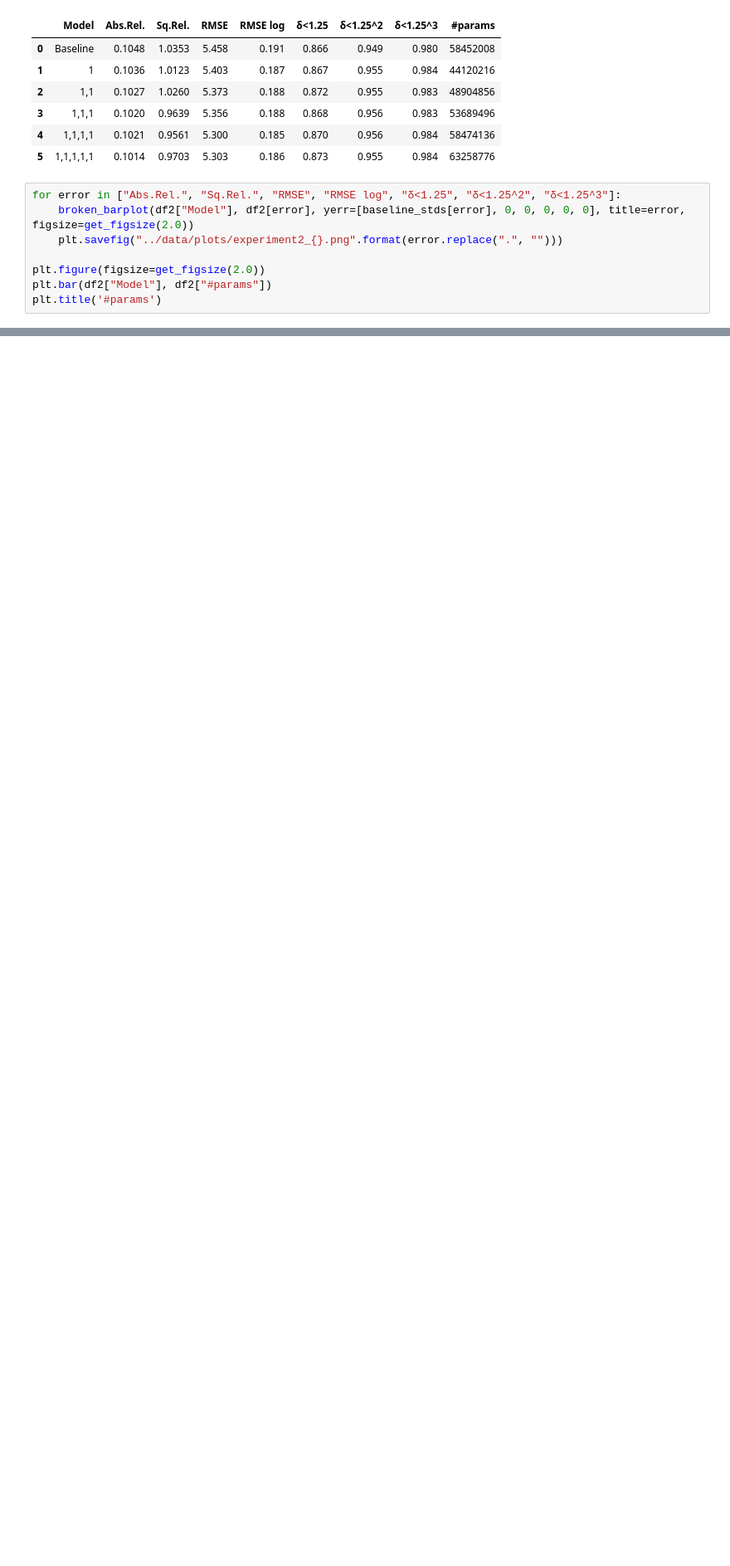
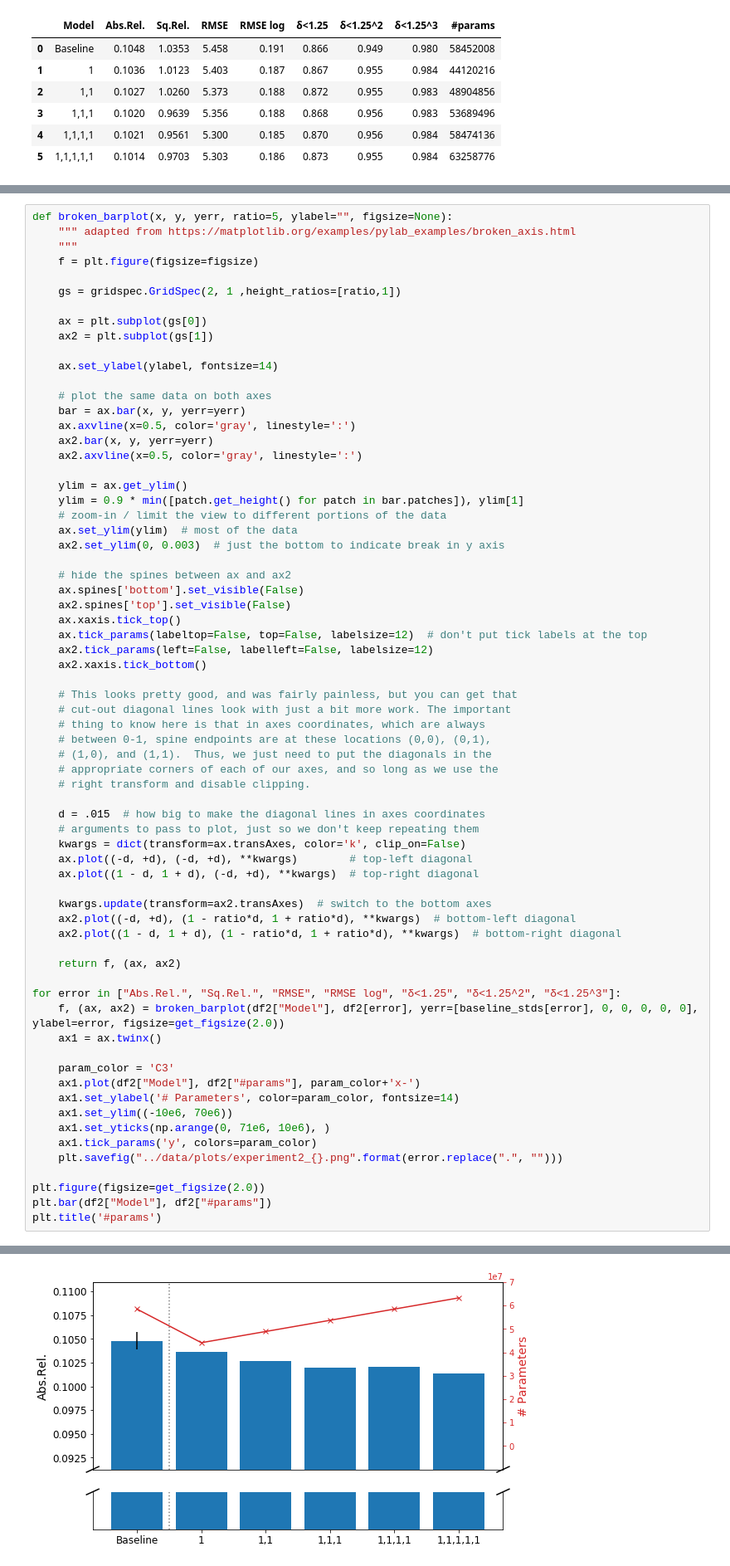
Before and after one commit to braun-steven/atrous-monodepth, a Jupyter notebook: notebooks/Results.ipynb, the cells around one changed output, grey strips where cells are left out. Shown at 83% size. Cells and saved outputs as stored; diff of their text form; blank space fills up the shorter version.

```diff
--- a/notebooks/Results.ipynb
+++ b/notebooks/Results.ipynb
@@ -124,11 +171,3 @@ df2
 | 3 | 1,1,1 | 0.1020 | 0.9639 | 5.356 | 0.188 | 0.868 | 0.956 | 0.983 | 53689496 |
 | 4 | 1,1,1,1 | 0.1021 | 0.9561 | 5.300 | 0.185 | 0.870 | 0.956 | 0.984 | 58474136 |
 | 5 | 1,1,1,1,1 | 0.1014 | 0.9703 | 5.303 | 0.186 | 0.873 | 0.955 | 0.984 | 63258776 |
-# %%
-for error in ["Abs.Rel.", "Sq.Rel.", "RMSE", "RMSE log", "δ<1.25", "δ<1.25^2", "δ<1.25^3"]:
-    broken_barplot(df2["Model"], df2[error], yerr=[baseline_stds[error], 0, 0, 0, 0, 0], title=error, figsize=get_figsize(2.0))
-    plt.savefig("../data/plots/experiment2_{}.png".format(error.replace(".", "")))
-
-plt.figure(figsize=get_figsize(2.0))
-plt.bar(df2["Model"], df2["#params"])
-plt.title('#params')
@@ -144,0 +174,69 @@ Text(0.5, 1.0, '#params')
+# %%
+def broken_barplot(x, y, yerr, ratio=5, ylabel="", figsize=None):
+    """ adapted from https://matplotlib.org/examples/pylab_examples/broken_axis.html
+    """
+    f = plt.figure(figsize=figsize)
+
+    gs = gridspec.GridSpec(2, 1 ,height_ratios=[ratio,1])
+
+    ax = plt.subplot(gs[0])
+    ax2 = plt.subplot(gs[1])
+
+    ax.set_ylabel(ylabel, fontsize=14)
+
+    # plot the same data on both axes
+    bar = ax.bar(x, y, yerr=yerr)
+    ax.axvline(x=0.5, color='gray', linestyle=':')
+    ax2.bar(x, y, yerr=yerr)
+    ax2.axvline(x=0.5, color='gray', linestyle=':')
+
+    ylim = ax.get_ylim()
+    ylim = 0.9 * min([patch.get_height() for patch in bar.patches]), ylim[1]
+    # zoom-in / limit the view to different portions of the data
+    ax.set_ylim(ylim)  # most of the data
+    ax2.set_ylim(0, 0.003)  # just the bottom to indicate break in y axis
+
+    # hide the spines between ax and ax2
+    ax.spines['bottom'].set_visible(False)
+    ax2.spines['top'].set_visible(False)
+    ax.xaxis.tick_top()
+    ax.tick_params(labeltop=False, top=False, labelsize=12)  # don't put tick labels at the top
+    ax2.tick_params(left=False, labelleft=False, labelsize=12)
+    ax2.xaxis.tick_bottom()
+
+    # This looks pretty good, and was fairly painless, but you can get that
+    # cut-out diagonal lines look with just a bit more work. The important
+    # thing to know here is that in axes coordinates, which are always
+    # between 0-1, spine endpoints are at these locations (0,0), (0,1),
+    # (1,0), and (1,1).  Thus, we just need to put the diagonals in the
+    # appropriate corners of each of our axes, and so long as we use the
+    # right transform and disable clipping.
+
+    d = .015  # how big to make the diagonal lines in axes coordinates
+    # arguments to pass to plot, just so we don't keep repeating them
+    kwargs = dict(transform=ax.transAxes, color='k', clip_on=False)
+    ax.plot((-d, +d), (-d, +d), **kwargs)        # top-left diagonal
+    ax.plot((1 - d, 1 + d), (-d, +d), **kwargs)  # top-right diagonal
+
+    kwargs.update(transform=ax2.transAxes)  # switch to the bottom axes
+    ax2.plot((-d, +d), (1 - ratio*d, 1 + ratio*d), **kwargs)  # bottom-left diagonal
+    ax2.plot((1 - d, 1 + d), (1 - ratio*d, 1 + ratio*d), **kwargs)  # bottom-right diagonal
+
+    return f, (ax, ax2)
+
+for error in ["Abs.Rel.", "Sq.Rel.", "RMSE", "RMSE log", "δ<1.25", "δ<1.25^2", "δ<1.25^3"]:
+    f, (ax, ax2) = broken_barplot(df2["Model"], df2[error], yerr=[baseline_stds[error], 0, 0, 0, 0, 0], ylabel=error, figsize=get_figsize(2.0))
+    ax1 = ax.twinx()
+
+    param_color = 'C3'
+    ax1.plot(df2["Model"], df2["#params"], param_color+'x-')
+    ax1.set_ylabel('# Parameters', color=param_color, fontsize=14)
+    ax1.set_ylim((-10e6, 70e6))
+    ax1.set_yticks(np.arange(0, 71e6, 10e6), )
+    ax1.tick_params('y', colors=param_color)
+    plt.savefig("../data/plots/experiment2_{}.png".format(error.replace(".", "")))
+
+plt.figure(figsize=get_figsize(2.0))
+plt.bar(df2["Model"], df2["#params"])
+plt.title('#params')
+# %% [output]
@@ -144,0 +244 @@ Text(0.5, 1.0, '#params')
+[figure, added]
```
Also changed, not shown: parts of 7 cells of this notebook.
